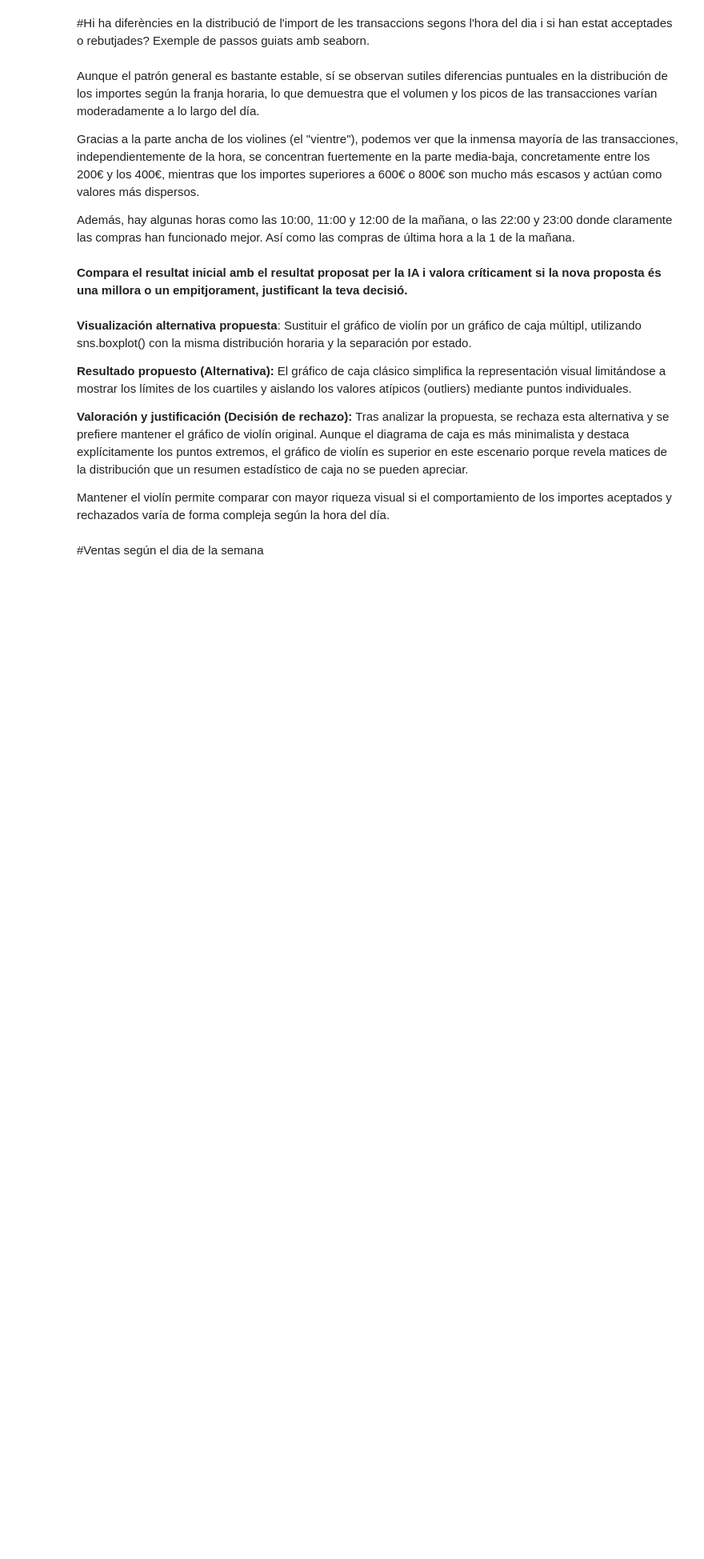
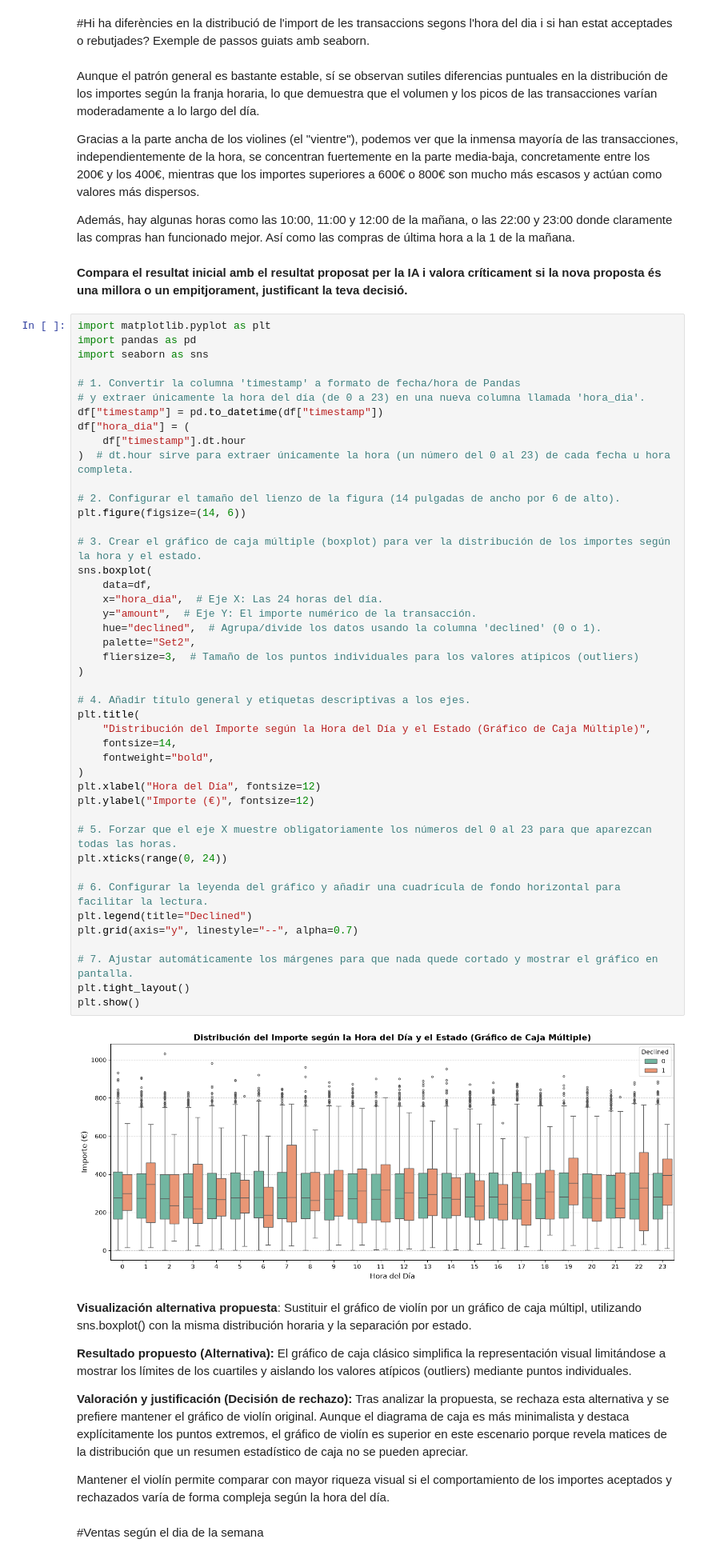
Before and after one commit to Alecs400/SQL., a Jupyter notebook: Sprint_9.ipynb, the cells around one changed output. Shown at 80% size. Saved outputs shown, nothing was run; the diff lists cells and outputs as text; blank space fills up the shorter version.

```diff
--- a/Sprint_9.ipynb
+++ b/Sprint_9.ipynb
@@ -301,6 +390,52 @@ Gracias a la parte ancha de los violines (el "vientre"), podemos ver que la inme
 Además, hay algunas horas como las 10:00, 11:00 y 12:00 de la mañana, o las 22:00 y 23:00 donde claramente las compras han funcionado mejor. Así como las compras de última hora a la 1 de la mañana.
 # %% [markdown]
 **Compara el resultat inicial amb el resultat proposat per la IA i valora críticament si la nova proposta és una millora o un empitjorament, justificant la teva decisió.**
+# %%
+import matplotlib.pyplot as plt
+import pandas as pd
+import seaborn as sns
+
+# 1. Convertir la columna 'timestamp' a formato de fecha/hora de Pandas
+# y extraer únicamente la hora del día (de 0 a 23) en una nueva columna llamada 'hora_dia'.
+df["timestamp"] = pd.to_datetime(df["timestamp"])
+df["hora_dia"] = (
+    df["timestamp"].dt.hour
+)  # dt.hour sirve para extraer únicamente la hora (un número del 0 al 23) de cada fecha u hora completa.
+
+# 2. Configurar el tamaño del lienzo de la figura (14 pulgadas de ancho por 6 de alto).
+plt.figure(figsize=(14, 6))
+
+# 3. Crear el gráfico de caja múltiple (boxplot) para ver la distribución de los importes según la hora y el estado.
+sns.boxplot(
+    data=df,
+    x="hora_dia",  # Eje X: Las 24 horas del día.
+    y="amount",  # Eje Y: El importe numérico de la transacción.
+    hue="declined",  # Agrupa/divide los datos usando la columna 'declined' (0 o 1).
+    palette="Set2",
+    fliersize=3,  # Tamaño de los puntos individuales para los valores atípicos (outliers)
+)
+
+# 4. Añadir título general y etiquetas descriptivas a los ejes.
+plt.title(
+    "Distribución del Importe según la Hora del Día y el Estado (Gráfico de Caja Múltiple)",
+    fontsize=14,
+    fontweight="bold",
+)
+plt.xlabel("Hora del Día", fontsize=12)
+plt.ylabel("Importe (€)", fontsize=12)
+
+# 5. Forzar que el eje X muestre obligatoriamente los números del 0 al 23 para que aparezcan todas las horas.
+plt.xticks(range(0, 24))
+
+# 6. Configurar la leyenda del gráfico y añadir una cuadrícula de fondo horizontal para facilitar la lectura.
+plt.legend(title="Declined")
+plt.grid(axis="y", linestyle="--", alpha=0.7)
+
+# 7. Ajustar automáticamente los márgenes para que nada quede cortado y mostrar el gráfico en pantalla.
+plt.tight_layout()
+plt.show()
+# %% [output]
+[figure, added]
 # %% [markdown]
 **Visualización alternativa propuesta**: Sustituir el gráfico de violín por un gráfico de caja múltipl, utilizando sns.boxplot() con la misma distribución horaria y la separación por estado.
 
```
Also changed, not shown: parts of 3 cells of this notebook.
